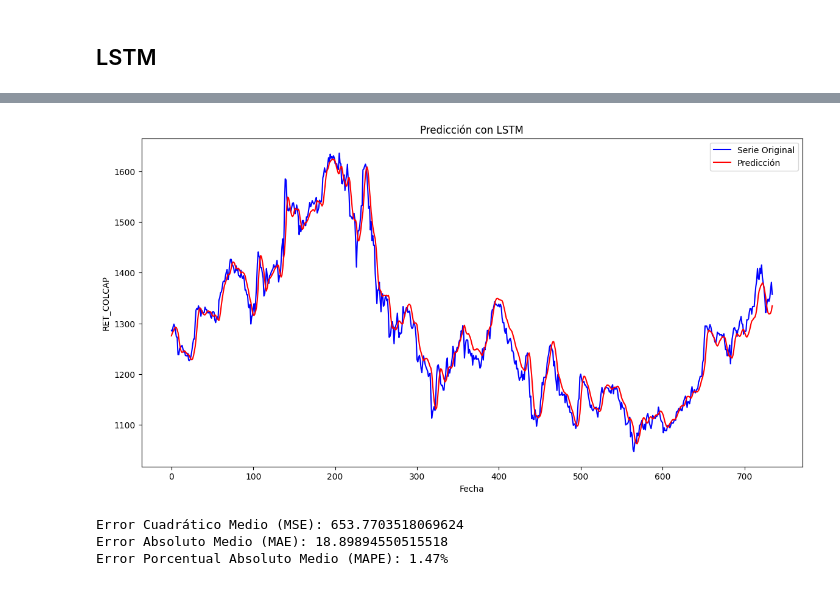
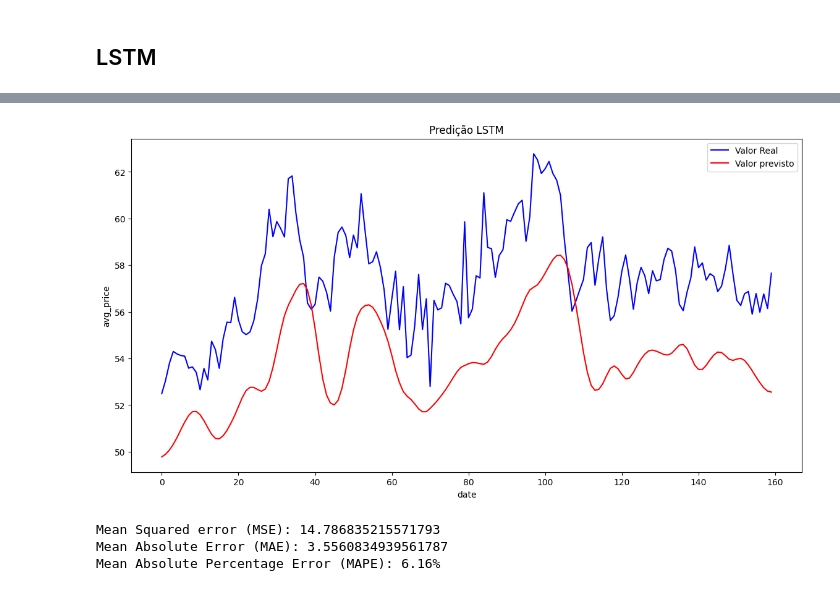
Before and after one commit to GuilhermeHachimine/prediction_AI_model_comparison, a Jupyter notebook: model/sarimax_and_lstm.ipynb, the cells around one changed output, grey strips where cells are left out. Cells and saved outputs as stored; diff of their text form; code cells hidden in the pictures.

Commit message:
LSTM changes

```diff
--- a/model/sarimax_and_lstm.ipynb
+++ b/model/sarimax_and_lstm.ipynb
@@ -842,8 +887,8 @@ datos.head()
 # %%
 # Split data
-size = int(len(datos)*0.8)
+size = int(len(datos)*0.7) # 70% para treinamento e 30% para teste
 X_train, X_test = datos.iloc[:size], datos.iloc[size:]
 # %%
 # Datos de entrenamiento
-y_train = X_train['COLCAP'][1:].values
-exog_train = X_train[['FTSE COLOMBIA', 'EMM', 'BRENT', 'GXG']][1:].values
+y_train = X_train['avg_price'][1:].values
+exog_train = X_train[['ask', "bid"]][1:].values
@@ -885,0 +947,20 @@ X_test, y_test = create_sequences(test_data, seq_length)
+# %%
+#Build the Model 4 LAYERS
+def create_model_LSTM(X_train):
+    model = Sequential()
+    model.add(LSTM(units=50, return_sequences=True, input_shape=(X_train.shape[1], X_train.shape[2])))
+    # model.add(LSTM(units=75, return_sequences=True, input_shape=(X_train.shape[1], 1)))
+    model.add(Dropout(0.2))
+    model.add(LSTM(units=75, return_sequences=True))
+    model.add(Dropout(0.2))
+    model.add(LSTM(units=75, return_sequences=True))
+    model.add(Dropout(0.2))
+    model.add(LSTM(units=75))
+    model.add(Dropout(0.2))
+    model.add(Dense(units=1))
+    model.summary()
+    model.compile(optimizer='adam', loss='mean_squared_error')
+    history = model.fit(X_train, y_train, epochs=200, batch_size=32)
+    return model, history
+
+model, history = create_model_LSTM(X_train)
@@ -977,27 +1086,23 @@ df_results
 # %%
 import matplotlib.pyplot as plt
 
-# Crear una figura y un eje
 plt.figure(figsize=(14, 7))
 
-# Graficar la serie original
-plt.plot(df_results.index, df_results['Real'], label='Serie Original', color='blue')
+# REAL
+plt.plot(df_results.index, df_results['Real'], label='Valor Real', color='blue')
 
-# Graficar la predicción
-plt.plot(df_results.index, df_results['Predicted'], label='Predicción', color='red')
+# PREDICTED
+plt.plot(df_results.index, df_results['Predicted'], label='Valor previsto', color='red')
 
-# Añadir título y etiquetas de los ejes
-plt.title('Predicción con LSTM')
-plt.xlabel('Fecha')
-plt.ylabel('RET_COLCAP')
+plt.title('Predição LSTM')
+plt.xlabel('date')
+plt.ylabel('avg_price')
 
-# Añadir una leyenda
 plt.legend()
 
-# Mostrar la gráfica
 plt.show()
 # %% [output]
-[figure, old version]
+[figure, new version]
 # %%
 from sklearn.metrics import mean_squared_error, mean_absolute_error
 
@@ -1005,13 +1110,13 @@ mse = mean_squared_error(y_test_descaled, predictions)
 mae = mean_absolute_error(y_test_descaled, predictions)
 mape = np.mean(np.abs((y_test_descaled - predictions) / y_test_descaled)) * 100
 
-print(f'Error Cuadrático Medio (MSE): {mse}')
-print(f'Error Absoluto Medio (MAE): {mae}')
-print(f'Error Porcentual Absoluto Medio (MAPE): {mape:.2f}%')
+print(f'Mean Squared error (MSE): {mse}')
+print(f'Mean Absolute Error (MAE): {mae}') # Mean Absolute Error
+print(f'Mean Absolute Percentage Error (MAPE): {mape:.2f}%') # Mean Absolute Percentage Error
 # %% [output]
-Error Cuadrático Medio (MSE): 653.7703518069624
-Error Absoluto Medio (MAE): 18.89894550515518
-Error Porcentual Absoluto Medio (MAPE): 1.47%
+Mean Squared error (MSE): 14.786835215571793
+Mean Absolute Error (MAE): 3.5560834939561787
+Mean Absolute Percentage Error (MAPE): 6.16%
 # %%
 def descaler(scaled_data, scaler, original_shape):
     scaled_data_reshaped = scaled_data.reshape(-1, 1)
```
Also changed, not shown: parts of 47 cells of this notebook.
